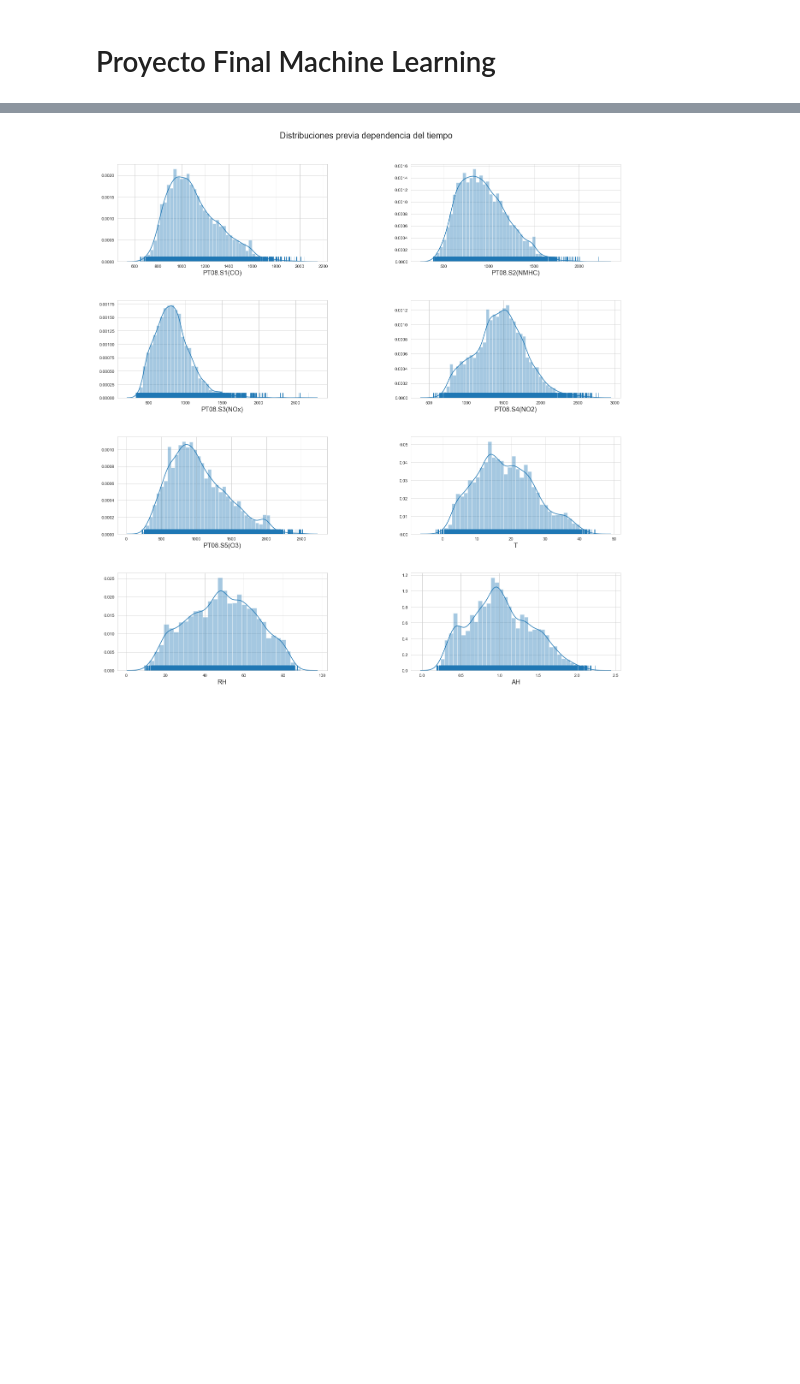
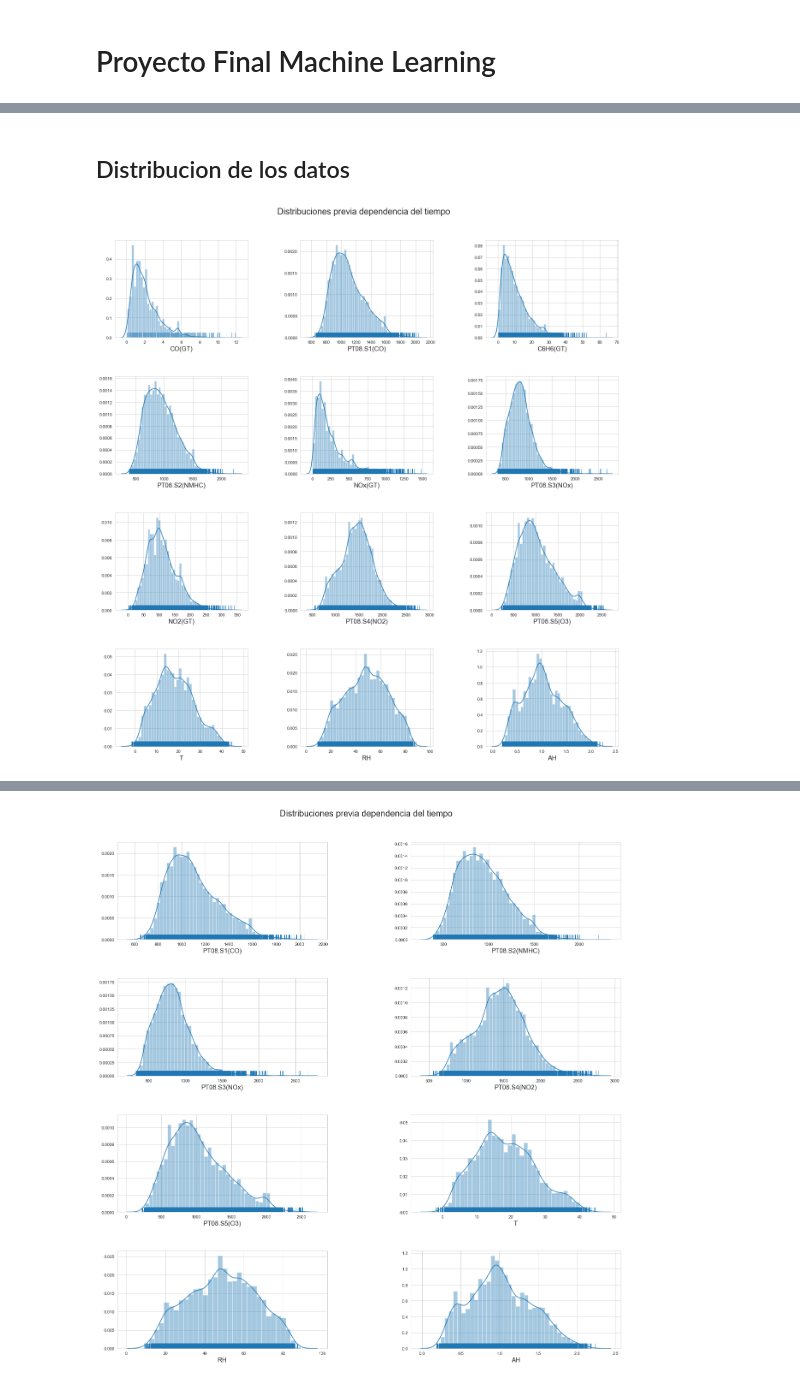
Before and after one commit to Bhernandez-dot/Air_Quality_Forecasting, a Jupyter notebook: proyecto.ipynb, the cells around one changed output, grey strips where cells are left out. Drawn from its saved outputs; the diff is of its cells as text; code cells hidden in the pictures; blank space fills up the shorter version.

```diff
--- a/proyecto.ipynb
+++ b/proyecto.ipynb
@@ -158,0 +162,25 @@ Text(0.5, 0.98, 'Distribucion de información faltante')
+# %% [markdown]
+## Distribucion de los datos
+# %%
+# Vista previa de la distribución de datos sin considerar la dependencia temporal
+fig, ax = plt.subplots(nrows=4, ncols=3, figsize=[17, 17])
+fig.tight_layout()
+
+# list(map(lambda a : a.remove(), ax[-1,1:]))
+fig.suptitle('Distribuciones previa dependencia del tiempo',
+             fontsize=20,
+             x=0.5,
+             y=1.05)
+
+for axis, col in zip(ax.flatten(), df.columns[:]):
+    try :
+        sns.distplot(df[col], ax=axis, rug=True)
+
+    except RuntimeError:
+        sns.distplot(df[col], ax=axis, rug=True, kde=False)
+
+    axis.set_xlabel(col, fontsize=15)
+
+plt.subplots_adjust(wspace=0.4, hspace=0.4)
+# %% [output]
+[figure, added]
```
Also changed, not shown: parts of 31 cells of this notebook.
